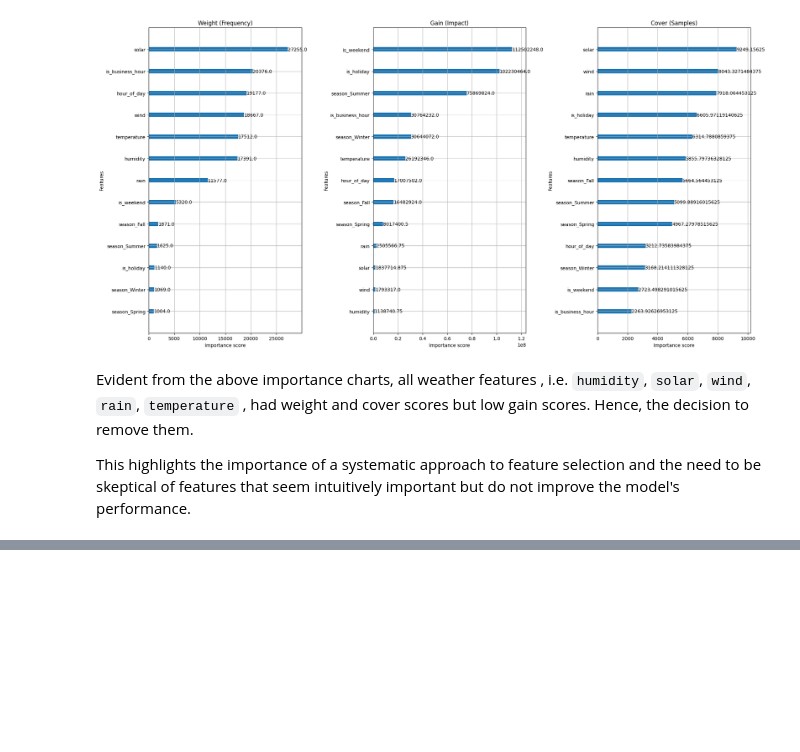
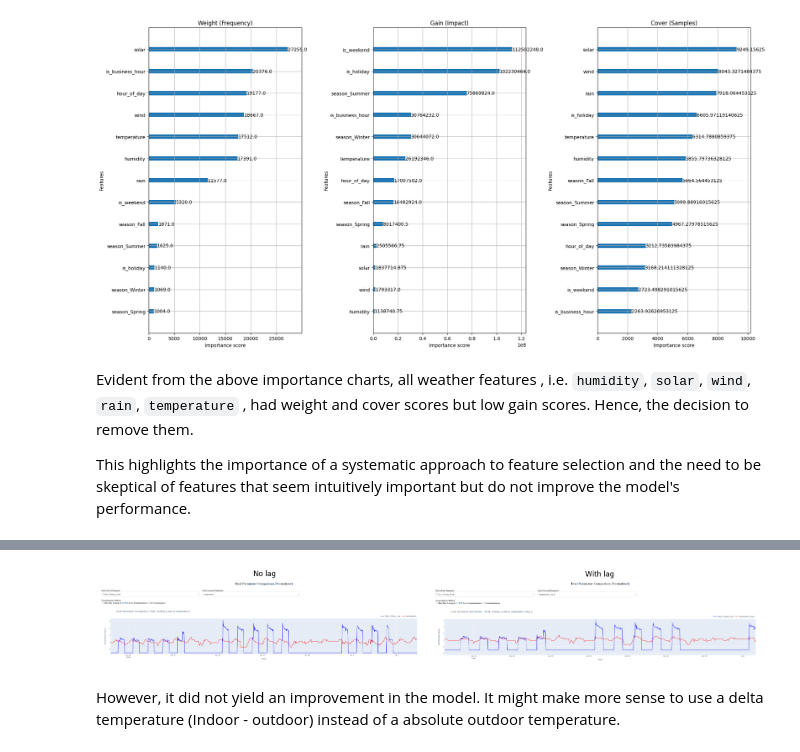
Before and after one commit to JHJHJHJH/rt-model, a Jupyter notebook: rt_model.ipynb, the cells around one changed output, grey strips where cells are left out. Cells and saved outputs as stored; diff of their text form; code cells hidden in the pictures; blank space fills up the shorter version.

```diff
--- a/rt_model.ipynb
+++ b/rt_model.ipynb
@@ -1068,0 +1060,28 @@ This highlights the importance of a systematic approach to feature selection and
+# %%
+#@title Attempt 23,24 : 'temperature_lag'
+import matplotlib.pyplot as plt
+import numpy as np
+import matplotlib.image as mpimg
+# Create sample images or load your own
+image1 = mpimg.imread('images\\temp-vs-q.png')  # Replace with your first image
+image2 = mpimg.imread('images\\templag-vs-q.png')  # Replace with your second image
+
+# Create subplots with 1 row and 2 columns
+fig, axes = plt.subplots(1, 2, figsize=(16, 8))
+
+# Display first image
+axes[0].imshow(image1, cmap='gray')
+axes[0].set_title('No lag')
+axes[0].axis('off')  # Remove axes
+
+# Display second image
+axes[1].imshow(image2, cmap='gray')
+axes[1].set_title('With lag')
+axes[1].axis('off')  # Remove axes
+
+plt.tight_layout()
+plt.show()
+# %% [output]
+[figure, added]
+# %% [markdown]
+However, it did not yield an improvement in the model. It might make more sense to use a delta temperature (Indoor - outdoor) instead of a absolute outdoor temperature.
```
Also changed, not shown: parts of 4 cells of this notebook, 16 other files.
